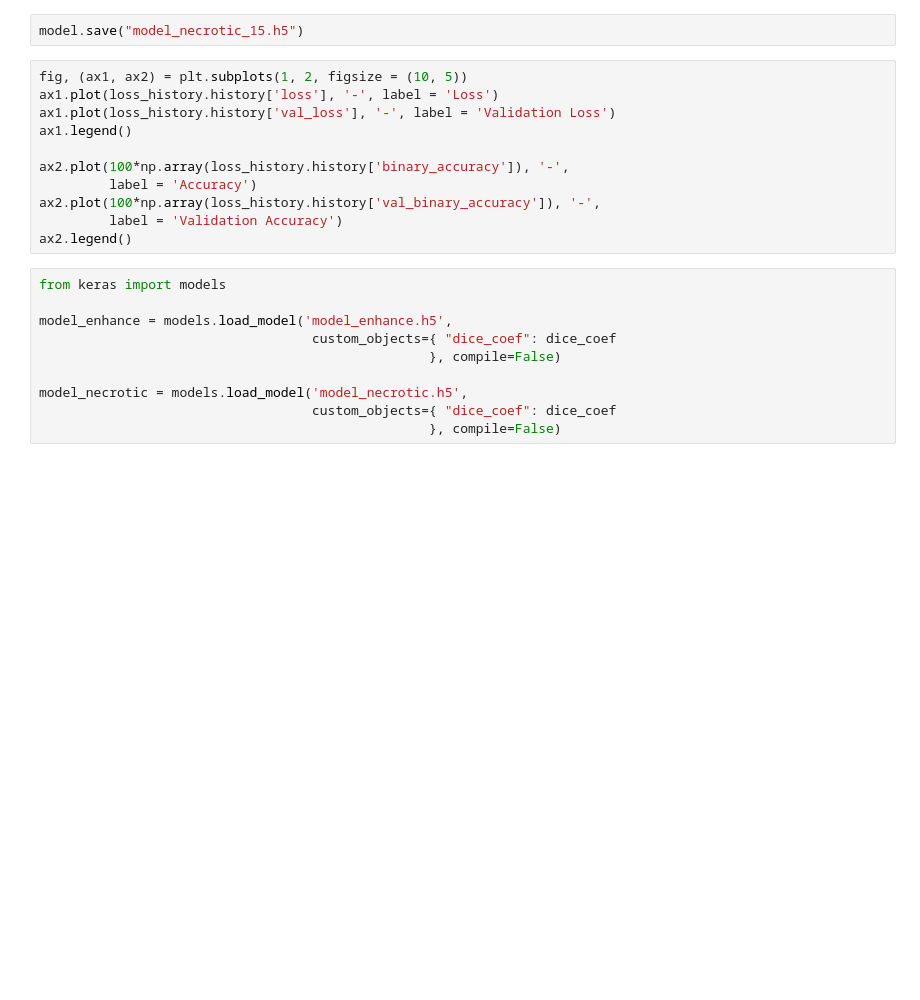
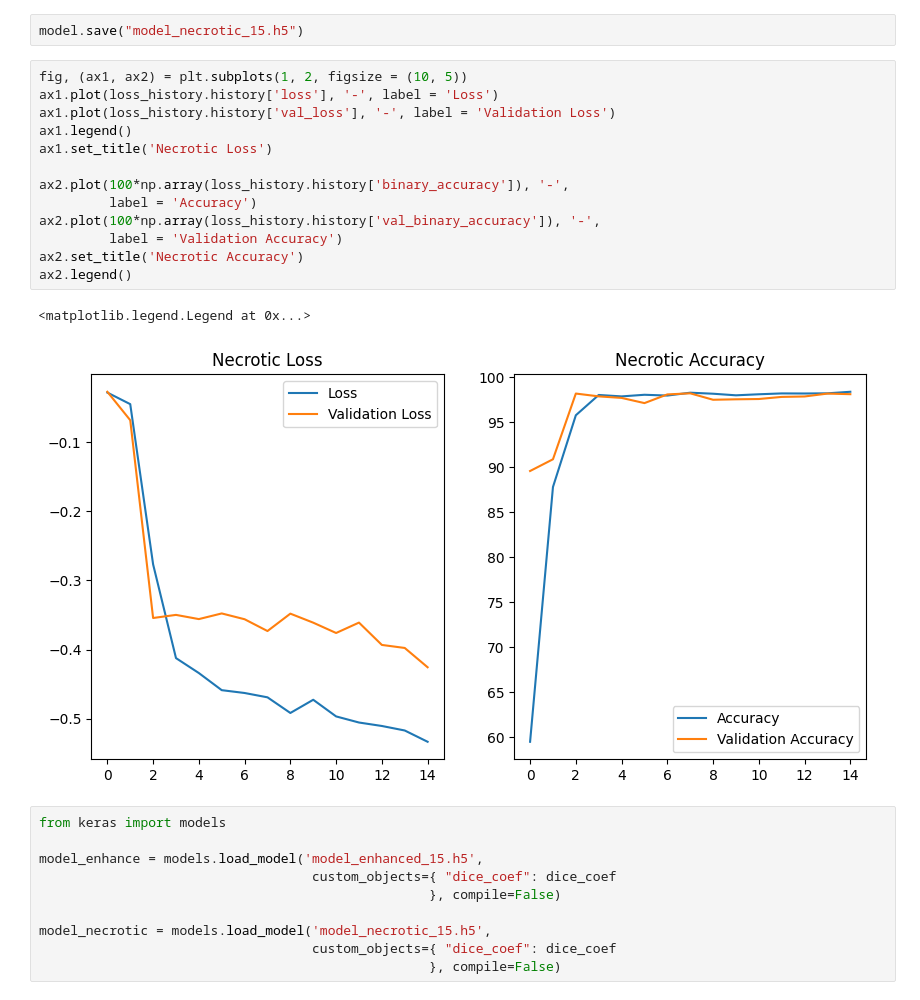
Before and after one commit to HunterColes/BMEN509-FinalProject-2023, a Jupyter notebook: braintake10.ipynb, the cells around one changed output. Drawn from its saved outputs; the diff is of its cells as text; blank space fills up the shorter version.

```diff
--- a/braintake10.ipynb
+++ b/braintake10.ipynb
@@ -263,21 +278,26 @@ model.save("model_necrotic_15.h5")
 # %%
 fig, (ax1, ax2) = plt.subplots(1, 2, figsize = (10, 5))
 ax1.plot(loss_history.history['loss'], '-', label = 'Loss')
 ax1.plot(loss_history.history['val_loss'], '-', label = 'Validation Loss')
 ax1.legend()
+ax1.set_title('Necrotic Loss')
 
 ax2.plot(100*np.array(loss_history.history['binary_accuracy']), '-',
          label = 'Accuracy')
 ax2.plot(100*np.array(loss_history.history['val_binary_accuracy']), '-',
          label = 'Validation Accuracy')
+ax2.set_title('Necrotic Accuracy')
 ax2.legend()
+# %% [output]
+<matplotlib.legend.Legend at 0x...>
+[figure, added]
 # %%
 from keras import models
 
-model_enhance = models.load_model('model_enhance.h5',
+model_enhance = models.load_model('model_enhanced_15.h5',
                                    custom_objects={ "dice_coef": dice_coef
                                                   }, compile=False)
 
-model_necrotic = models.load_model('model_necrotic.h5',
+model_necrotic = models.load_model('model_necrotic_15.h5',
                                    custom_objects={ "dice_coef": dice_coef
                                                   }, compile=False)
```
Also changed, not shown: parts of 5 cells of this notebook, 3 other files.
